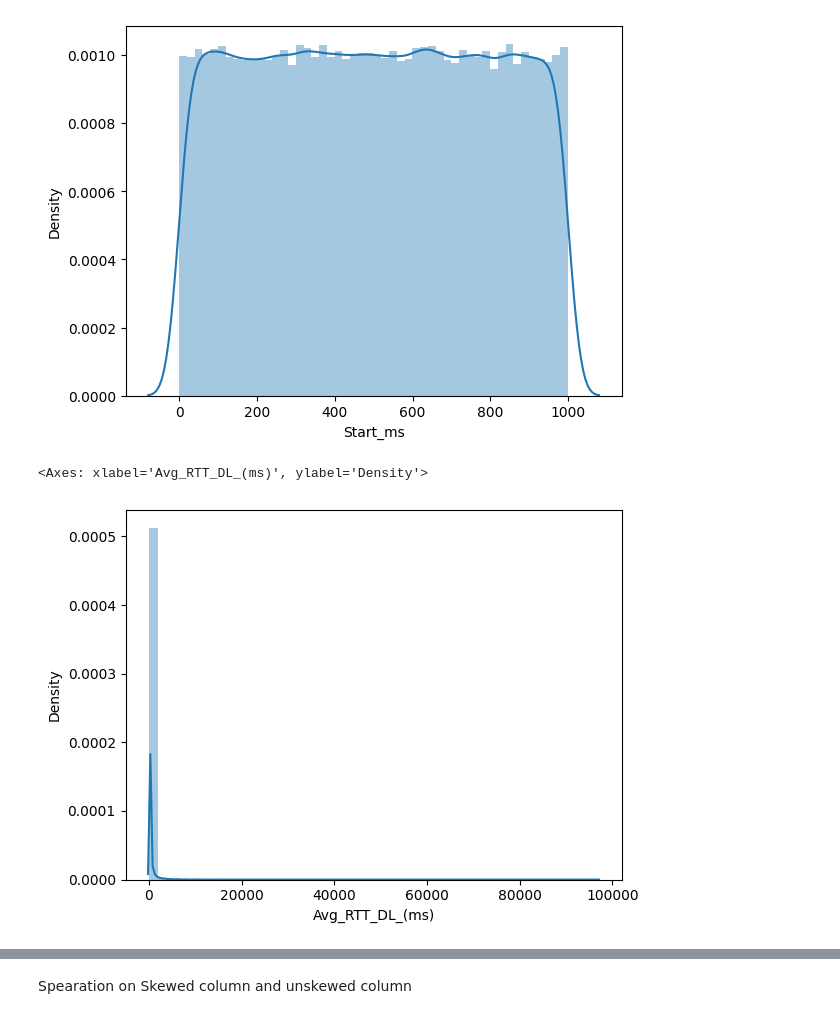
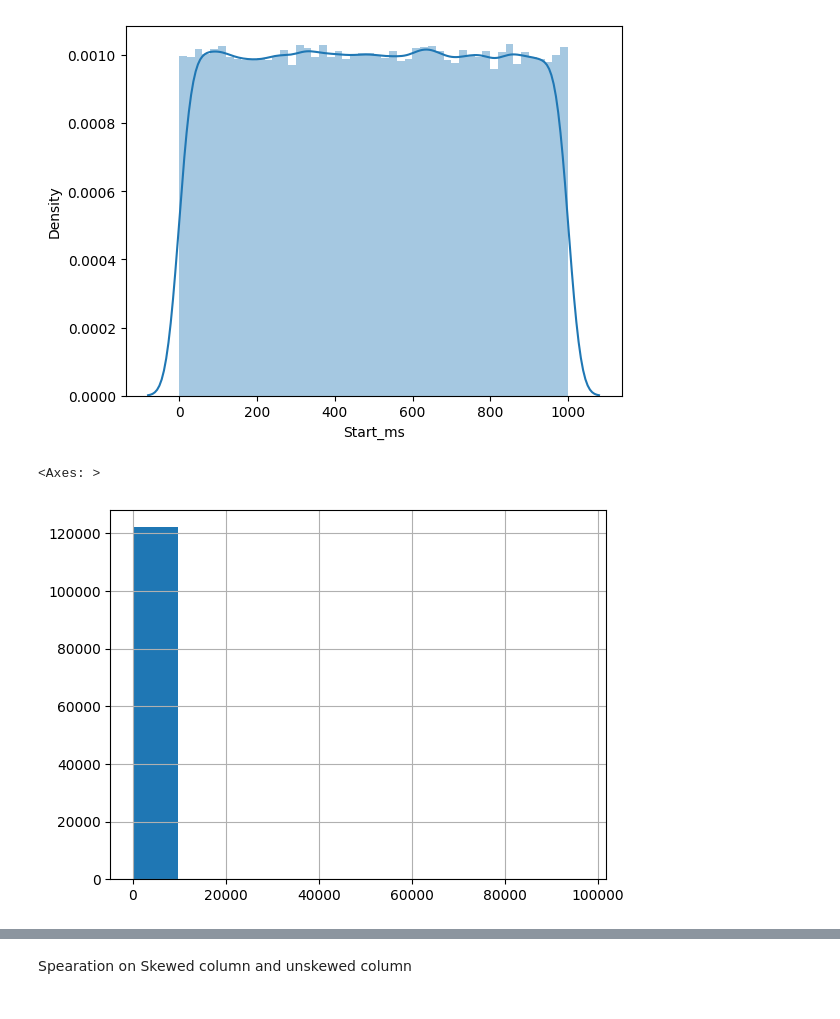
Before and after one commit to abrishdew/Telecom_data_user_analysis, a Jupyter notebook: notebooks/Data_Cleaning.ipynb, the cells around one changed output, grey strips where cells are left out. Saved outputs shown, nothing was run; the diff lists cells and outputs as text; code cells hidden in the pictures.

```diff
--- a/notebooks/Data_Cleaning.ipynb
+++ b/notebooks/Data_Cleaning.ipynb
@@ -258,9 +258,9 @@ sns.distplot(telecom_df['Start_ms'])
 # %% [output]
 <Axes: xlabel='Start_ms', ylabel='Density'>
 [figure]
-# %%
-sns.distplot(telecom_df['Avg_RTT_DL_(ms)'])
-# %% [output]
-<Axes: xlabel='Avg_RTT_DL_(ms)', ylabel='Density'>
-[figure, removed]
+# %%
+telecom_df['Avg_RTT_DL_(ms)'].hist()
+# %% [output]
+<Axes: >
+[figure, added]
 # %%
```
Also changed, not shown: parts of 5 cells of this notebook.
